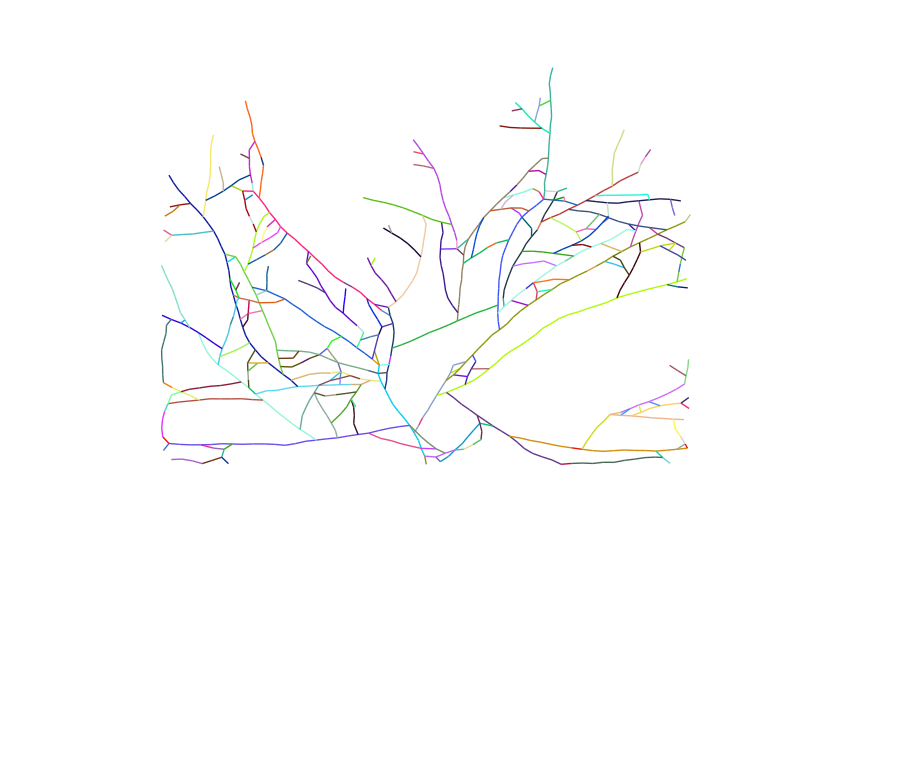
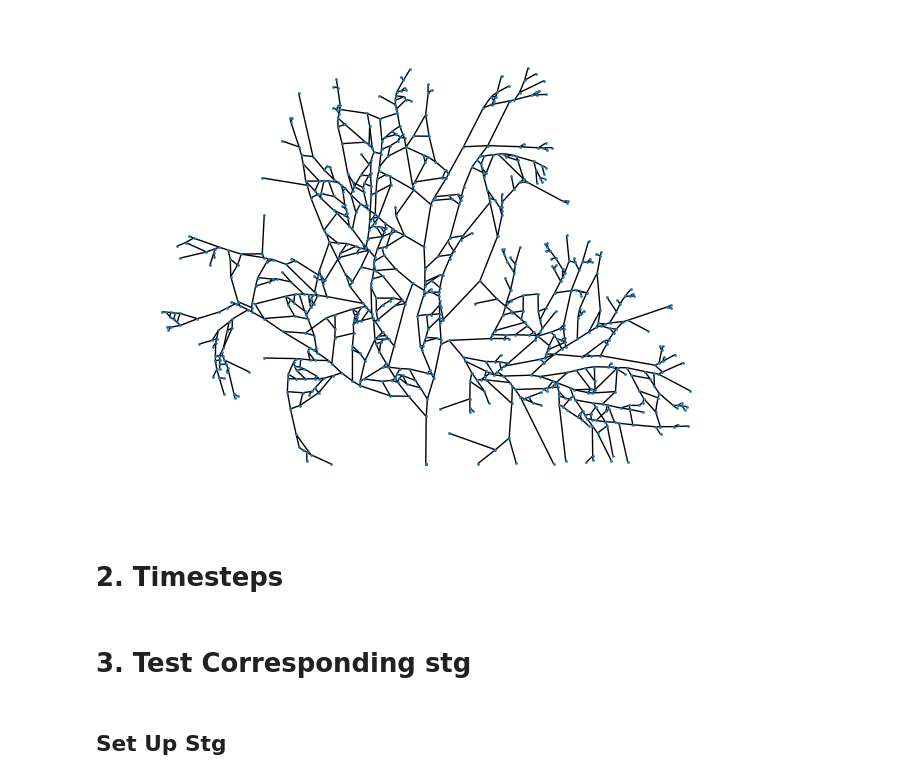
Before and after one commit to amin942001/STHype, a Jupyter notebook: examples/Sthype_evaluation.ipynb, the cells around one changed output. Saved outputs shown, nothing was run; the diff lists cells and outputs as text; code cells hidden in the pictures; blank space fills up the shorter version.

```diff
--- a/examples/Sthype_evaluation.ipynb
+++ b/examples/Sthype_evaluation.ipynb
@@ -36,13 +58,16 @@ nx.draw(g, {n: pos for n, pos in enumerate(network['coords'])}, edgelist=edges,
-# %%
-import networkx as nx
-
-g2 = nx.from_numpy_array(network['conn_hyperedge'])
-edges = g2.edges()
-hyperedges = [g2[u][v]['weight'] for u,v in edges]
-def random_color():
-    return [np.random.randint(0,256) for _ in range(3)]
-colors_dict = {h: random_color() for h in hyperedges}
-colors = [colors_dict[hyperedge] for hyperedge in hyperedges]
-nx.draw(g2, {n: pos for n, pos in enumerate(network['coords'])}, edgelist=edges, edge_color=colors, nodelist=[])
-# %% [output]
-[figure, removed]
+# %%
+G = g.copy()
+nodes_to_remove = [n for n in G.nodes if len(list(G.neighbors(n))) == 2]
+
+# For each of those nodes
+for node in nodes_to_remove:
+    # We add an edge between neighbors (len == 2 so it is correct)
+    G.add_edge(*G.neighbors(node))
+    # And delete the node
+    G.remove_node(node)
+
+nx.draw(G, {n: pos for n, pos in enumerate(network['coords'])}, node_size=1)
+# %% [output]
+[figure, added]
+# %% [markdown]
+# 2. Timesteps
@@ -48,0 +97,4 @@ nx.draw(g2, {n: pos for n, pos in enumerate(network['coords'])}, edgelist=edges,
+# %% [markdown]
+# 3. Test Corresponding stg
+# %% [markdown]
+## Set Up Stg
```
Also changed, not shown: parts of 13 cells of this notebook, 1 other file.
